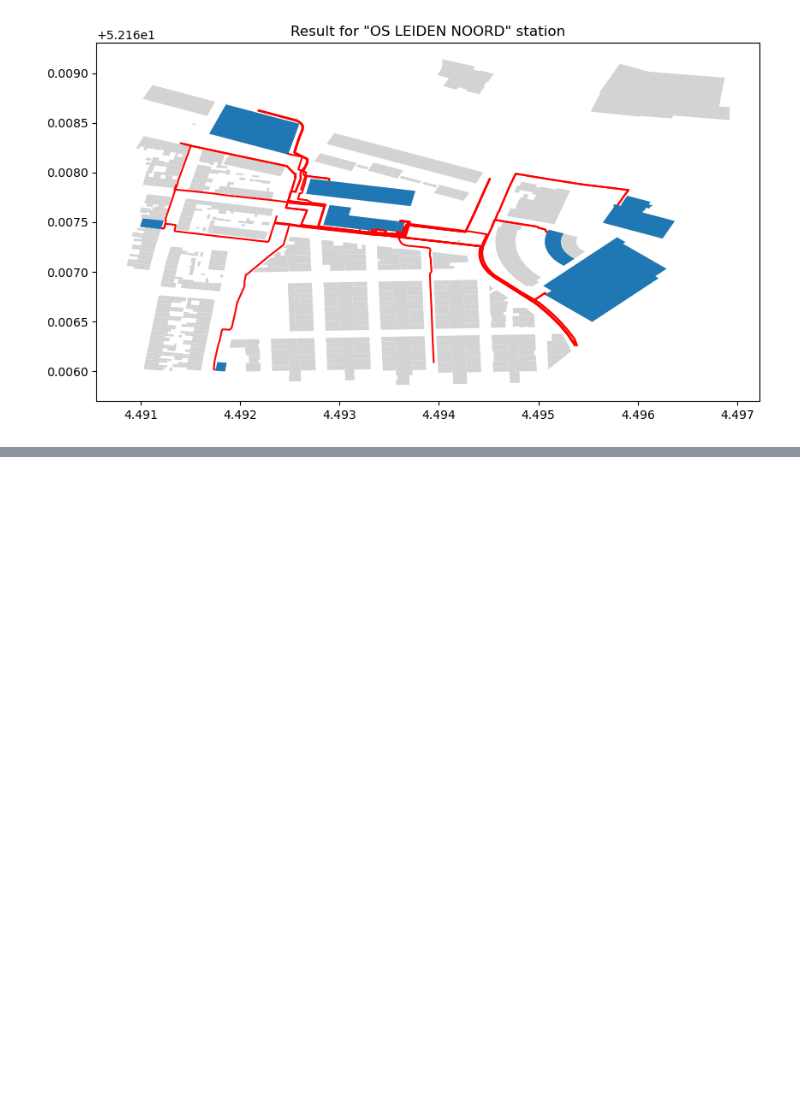
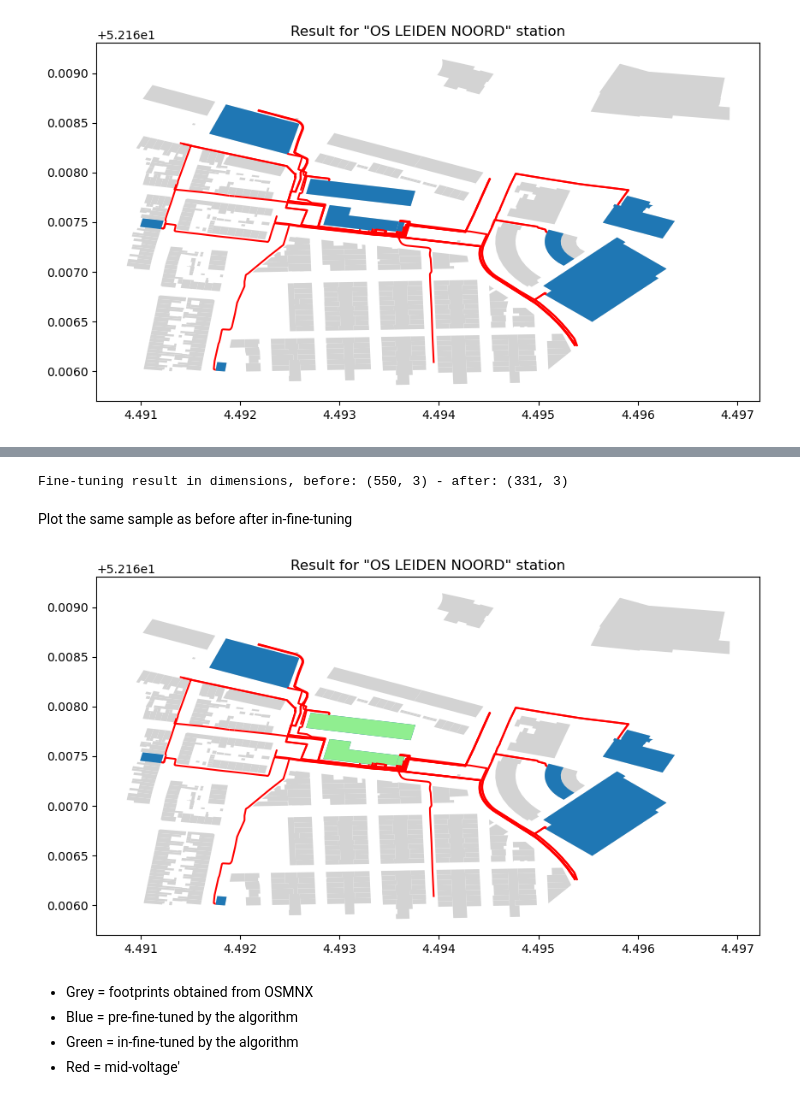
Before and after one commit to ciCciC/GeoGrids, a Jupyter notebook: notebooks/grid_reconstruction/compiling_footprint.ipynb, the cells around one changed output, grey strips where cells are left out. Cells and saved outputs as stored; diff of their text form; code cells hidden in the pictures; blank space fills up the shorter version.

Commit message:
compiling footprint: in-fine-tuning -> followup post-fine-tuning cleanup data manager

```diff
--- a/notebooks/grid_reconstruction/compiling_footprint.ipynb
+++ b/notebooks/grid_reconstruction/compiling_footprint.ipynb
@@ -185,0 +197,4 @@ Next: manual fine-tuning which can be applied with ease since the rectangles ret
+# %%
+# A maximum distance determined after analysing a subset of distances
+threshold = 0.198569 - 0.197542
+threshold
@@ -185,0 +203,16 @@ Next: manual fine-tuning which can be applied with ease since the rectangles ret
+# %%
+def in_fine_tune_estimation(stations: gpd.GeoDataFrame, footprints: gpd.GeoDataFrame, threshold: float) -> gpd.GeoDataFrame:
+    fine_tuned_footprints = []
+
+    for idx in range(len(stations)):
+        station = stations.iloc[idx]
+        d = station.geometry.distance(footprints.geometry).sort_values()
+        idx_candidates = d[d <= threshold].index
+        candidates = footprints.iloc[idx_candidates]
+        fine_tuned_footprints.append(candidates)
+
+    # Return a flattened result
+    return gpd.GeoDataFrame([y for x in fine_tuned_footprints for y in x.values], columns=compiled_footprints.columns)
+# %%
+%%time
+fined_tuned_footprints = in_fine_tune_estimation(stations, compiled_footprints, threshold)
@@ -185,0 +222,35 @@ Next: manual fine-tuning which can be applied with ease since the rectangles ret
+# %%
+print(f'Fine-tuning result in dimensions, before: {compiled_footprints.shape} - after: {fined_tuned_footprints.shape}')
+# %% [output]
+Fine-tuning result in dimensions, before: (550, 3) - after: (331, 3)
+# %% [markdown]
+Plot the same sample as before after in-fine-tuning
+# %%
+station_name = 'OS LEIDEN NOORD'
+poi_idx = stations[stations.station == station_name].index[0]
+
+foot_print = compiled_footprints[compiled_footprints.cluster == poi_idx]
+fine_tuned_foot_print = fined_tuned_footprints[fined_tuned_footprints.cluster == poi_idx]
+
+before_foot_print = foot_prints[poi_idx]
+
+area_of_interest = unary_union(foot_print.geometry)
+
+minx, miny, maxx, maxy = area_of_interest.bounds
+aoi_lines = ms[(ms.minx >= minx) & (ms.miny >= miny) & (ms.maxx <= maxx) & (ms.maxy <= maxy)]
+# %%
+size = 10
+fig, ax = plt.subplots(figsize=(size, size))
+
+ax.set_title(f'Result for "{station_name}" station')
+aoi_lines.plot(ax=ax, color='red')
+before_foot_print.plot(ax=ax, color='lightgrey')
+foot_print.plot(ax=ax)
+fine_tuned_foot_print.plot(ax=ax, color='lightgreen');
+# %% [output]
+[figure, added]
+# %% [markdown]
+- Grey = footprints obtained from OSMNX
+- Blue = pre-fine-tuned by the algorithm
+- Green = in-fine-tuned by the algorithm
+- Red = mid-voltage'
```
Also changed, not shown: parts of 29 cells of this notebook, 6 other files.
